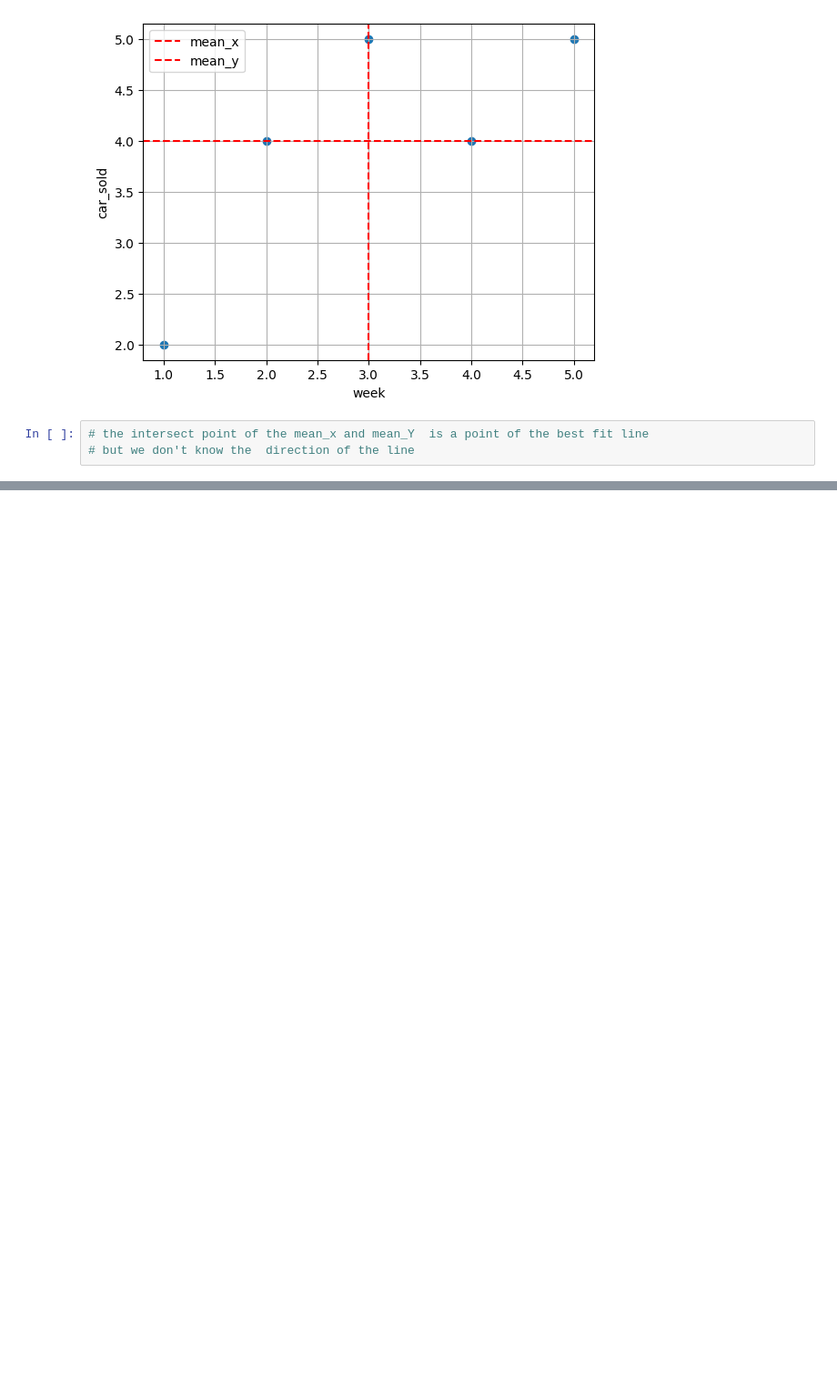
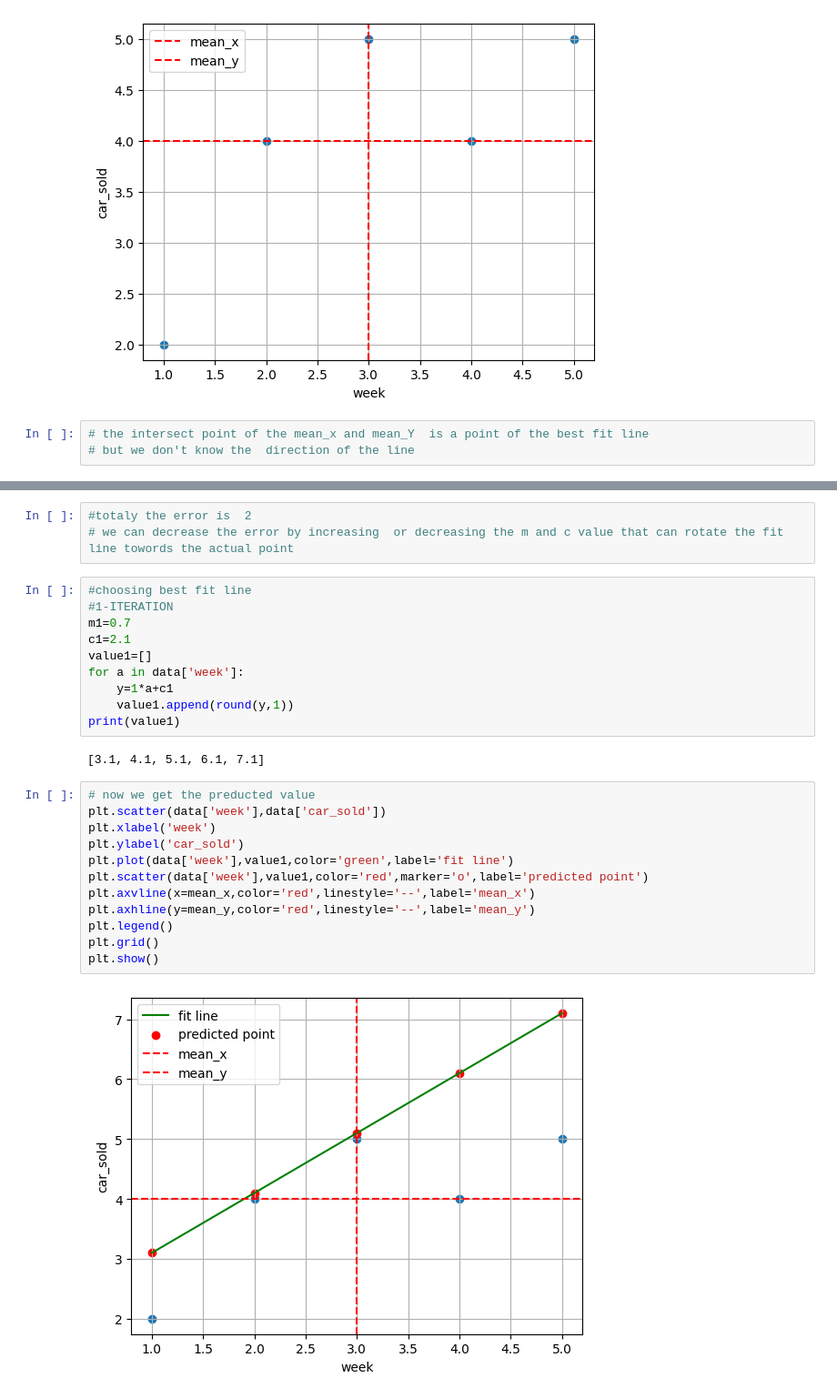
Before and after one commit to vishva0710/ML-From-Scratch, a Jupyter notebook: Machine-Learning/Linear-Regression/01_Math_Behind_LR.ipynb, the cells around one changed output, grey strips where cells are left out. Shown at 91% size. Saved outputs shown, nothing was run; the diff lists cells and outputs as text; blank space fills up the shorter version.

```diff
--- a/Machine-Learning/Linear-Regression/01_Math_Behind_LR.ipynb
+++ b/Machine-Learning/Linear-Regression/01_Math_Behind_LR.ipynb
@@ -70,0 +163,29 @@ plt.show()
+# %%
+#totaly the error is  2
+# we can decrease the error by increasing  or decreasing the m and c value that can rotate the fit line towords the actual point
+# %%
+#choosing best fit line
+#1-ITERATION
+m1=0.7
+c1=2.1
+value1=[]
+for a in data['week']:
+    y=1*a+c1
+    value1.append(round(y,1))
+print(value1)
+# %% [output]
+[3.1, 4.1, 5.1, 6.1, 7.1]
+# %%
+# now we get the preducted value
+plt.scatter(data['week'],data['car_sold'])
+plt.xlabel('week')
+plt.ylabel('car_sold')
+plt.plot(data['week'],value1,color='green',label='fit line')
+plt.scatter(data['week'],value1,color='red',marker='o',label='predicted point')
+plt.axvline(x=mean_x,color='red',linestyle='--',label='mean_x')
+plt.axhline(y=mean_y,color='red',linestyle='--',label='mean_y')
+plt.legend()
+plt.grid()
+plt.show()
+# %% [output]
+[figure, added]
```
Also changed, not shown: parts of 22 cells of this notebook.
